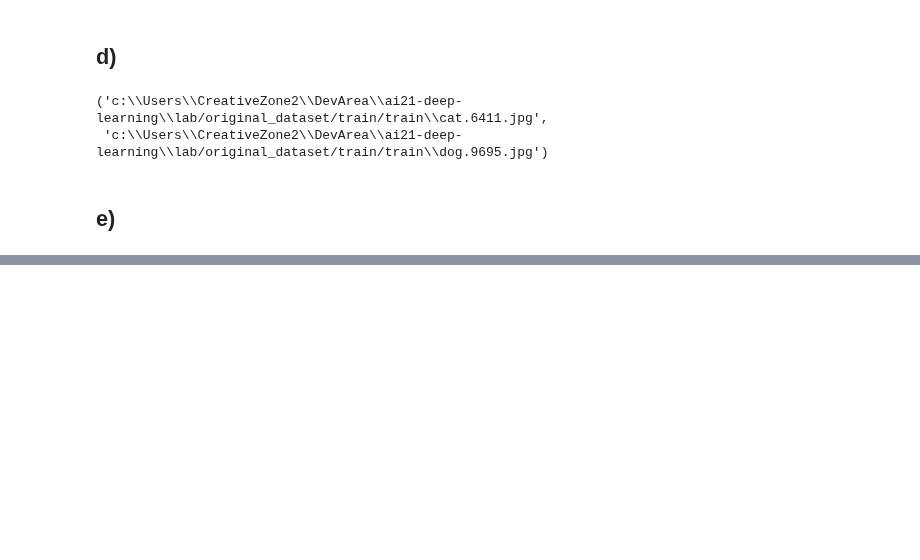
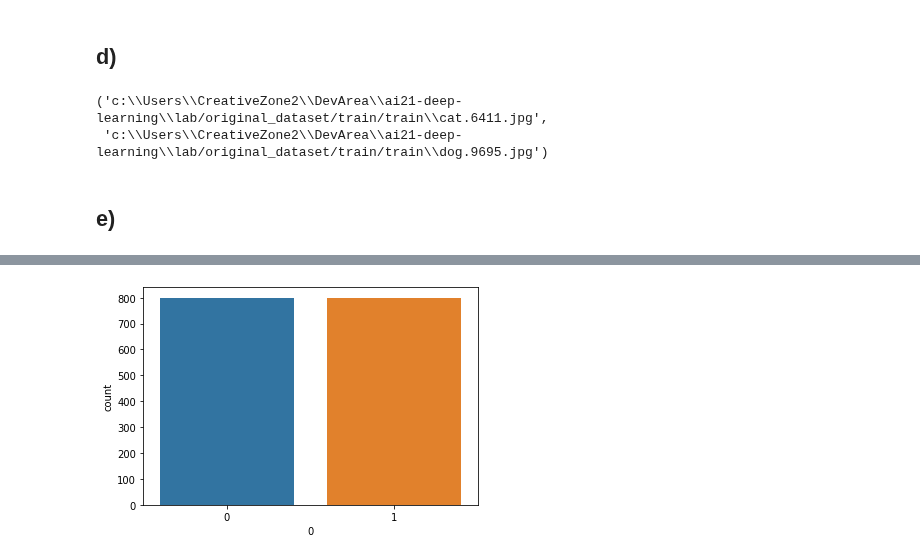
Before and after one commit to felix-tjernberg/ai21-deep-learning, a Jupyter notebook: lab/0_eda_and_filhandling.ipynb, the cells around one changed output, grey strips where cells are left out. Saved outputs shown, nothing was run; the diff lists cells and outputs as text; code cells hidden in the pictures; blank space fills up the shorter version.

```diff
--- a/lab/0_eda_and_filhandling.ipynb
+++ b/lab/0_eda_and_filhandling.ipynb
@@ -120,0 +123,4 @@ plot_sample_images(experiment_images[:10])
+# %%
+sns.countplot(x=pd.DataFrame([image[1] for image in train_experiment_images])[0]);
+# %% [output]
+[figure, added]
```
Also changed, not shown: parts of 3 cells of this notebook.
